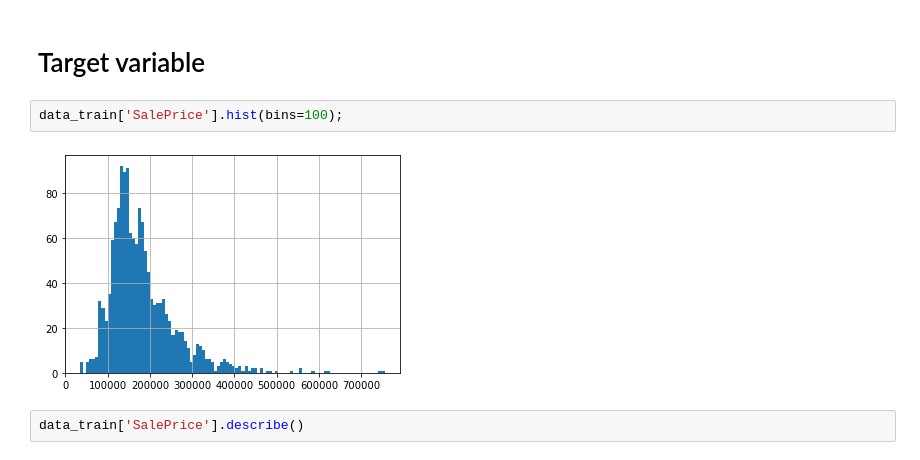
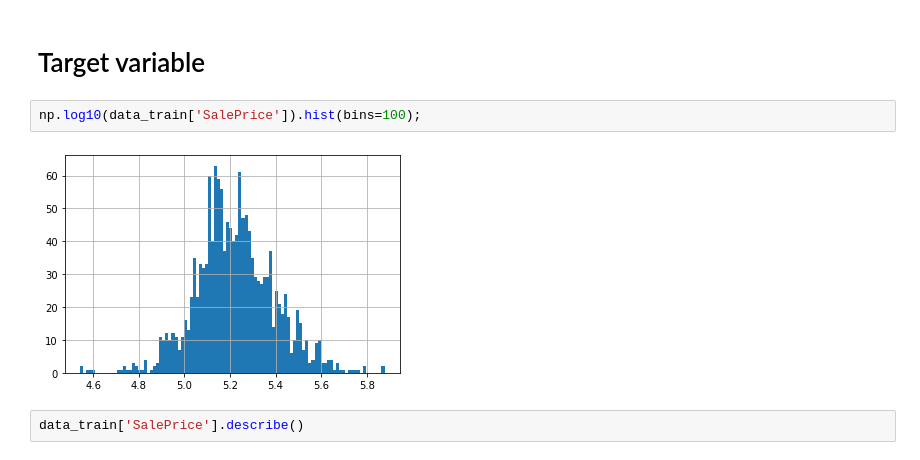
Before and after one commit to tapichugina/Projects, a Jupyter notebook: House price_kaggle/notebooks/1. Explore data.ipynb, the cells around one changed output. Cells and saved outputs as stored; diff of their text form.

```diff
--- a/House price_kaggle/notebooks/1. Explore data.ipynb
+++ b/House price_kaggle/notebooks/1. Explore data.ipynb
@@ -55,9 +55,9 @@ memory usage: 924.0+ KB
 # %% [markdown]
 # Target variable
 # %%
-data_train['SalePrice'].hist(bins=100);
+np.log10(data_train['SalePrice']).hist(bins=100);
 # %% [output]
-[figure, old version]
+[figure, new version]
 # %%
 data_train['SalePrice'].describe()
 # %% [output]
```
Also changed, not shown: 5 other files.
